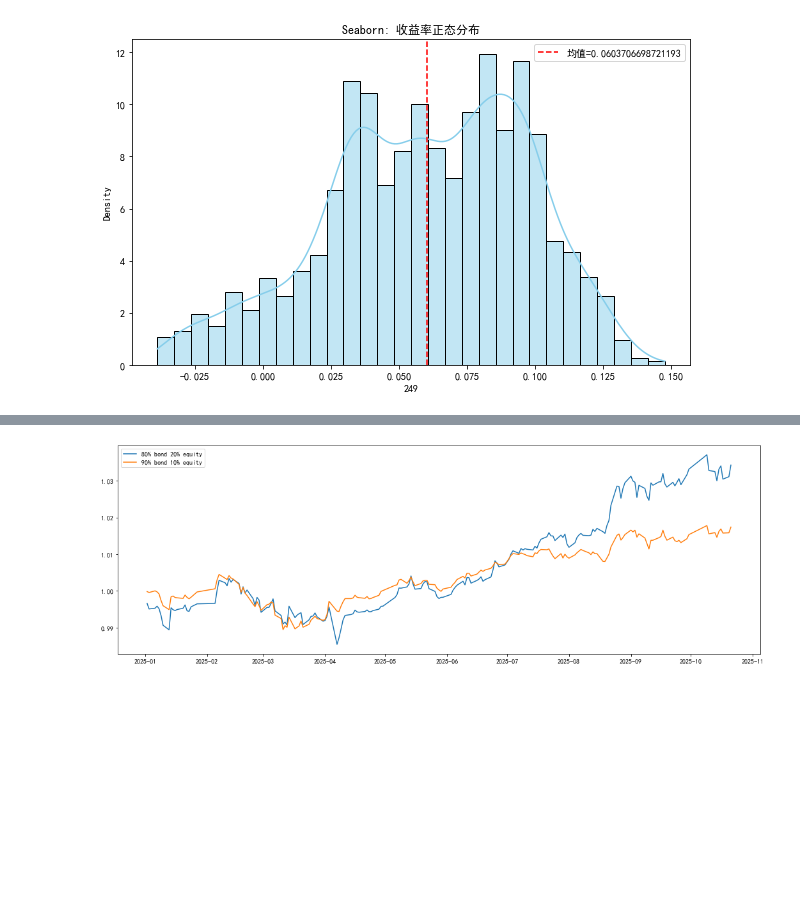
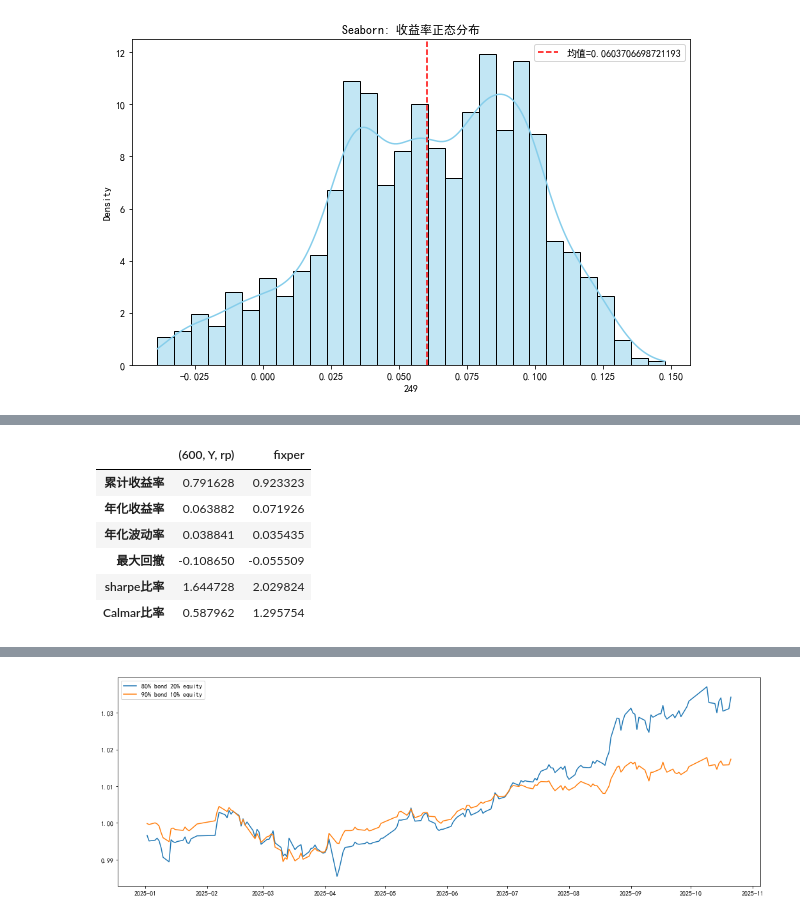
Before and after one commit to nurhachar-sibei/-----, a Jupyter notebook: 低利率时代投资研究.ipynb, the cells around one changed output, grey strips where cells are left out. Saved outputs shown, nothing was run; the diff lists cells and outputs as text; code cells hidden in the pictures; blank space fills up the shorter version.

```diff
--- a/低利率时代投资研究.ipynb
+++ b/低利率时代投资研究.ipynb
@@ -441,0 +541,4 @@ plt.show()
+# %%
+test_rp.get_eval()
+test_rp.eval_df
+# %% [output]
@@ -441,0 +546,7 @@ plt.show()
+|  | (600, Y, rp) | fixper |
+| 累计收益率 | 0.791628 | 0.923323 |
+| 年化收益率 | 0.063882 | 0.071926 |
+| 年化波动率 | 0.038841 | 0.035435 |
+| 最大回撤 | -0.108650 | -0.055509 |
+| sharpe比率 | 1.644728 | 2.029824 |
+| Calmar比率 | 0.587962 | 1.295754 |
```
Also changed, not shown: parts of 11 cells of this notebook, 7 other files.
